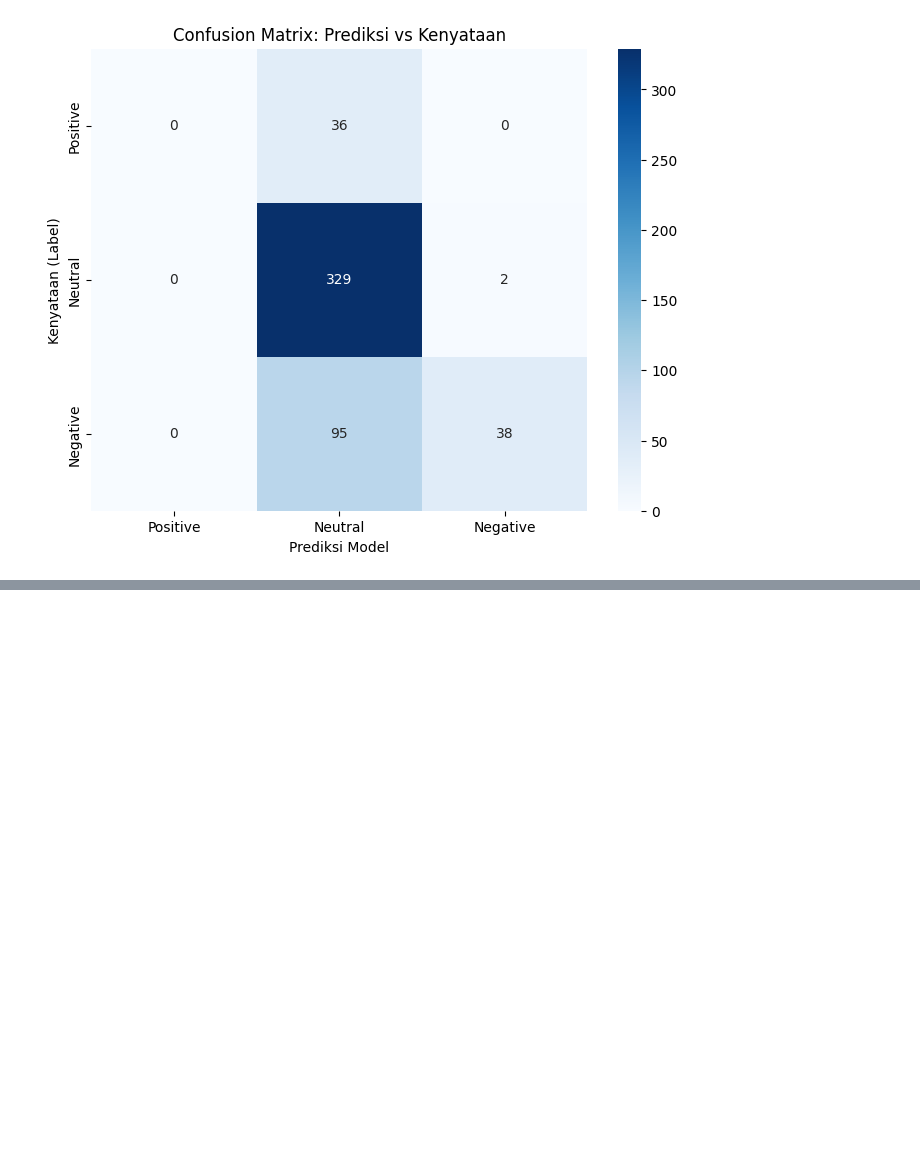
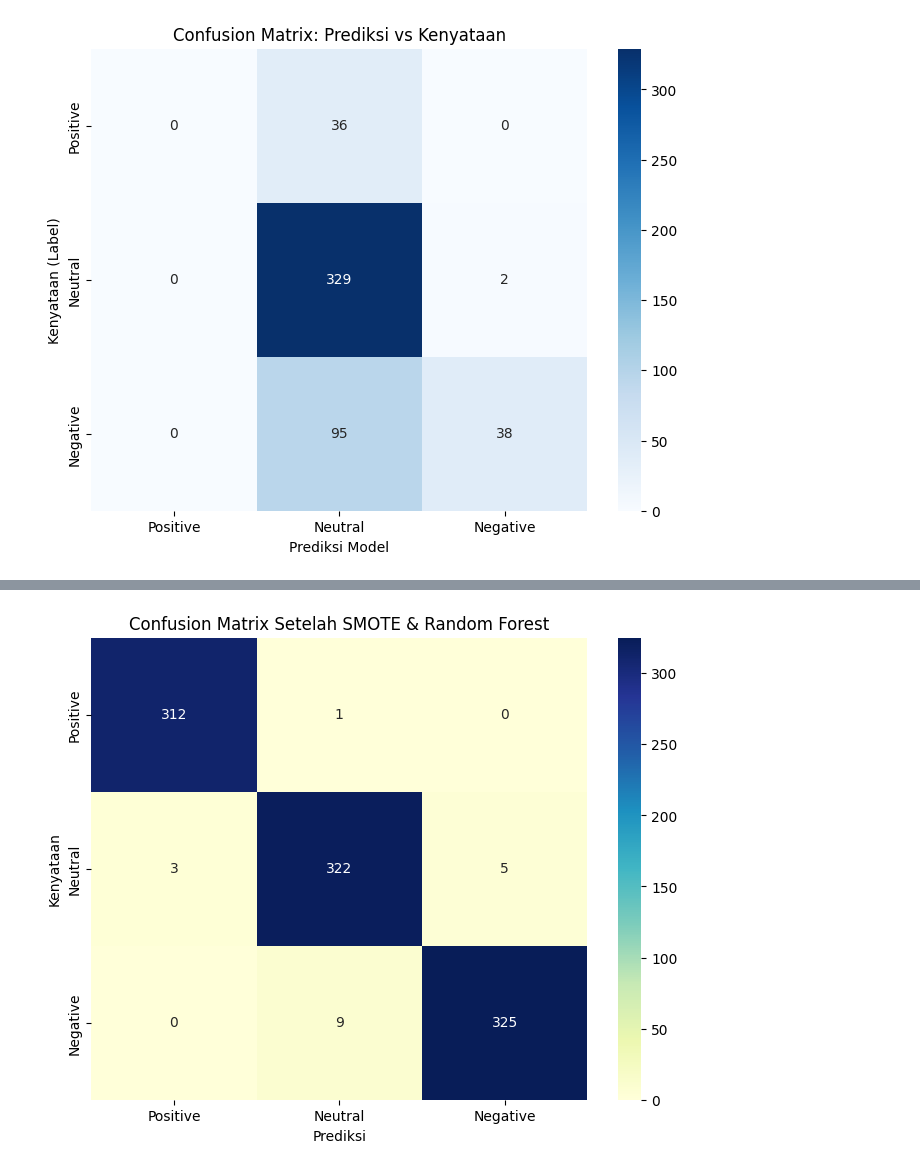
Before and after one commit to FailFudhayl/Analisis_Sentimen_BencanaSumatera_Youtube-Verry-Irwandi, a Jupyter notebook: AnalisisSentimen_BencanaSumatera_YTFerryIrwandi.ipynb, the cells around one changed output, grey strips where cells are left out. Cells and saved outputs as stored; diff of their text form; code cells hidden in the pictures; blank space fills up the shorter version.

```diff
--- a/AnalisisSentimen_BencanaSumatera_YTFerryIrwandi.ipynb
+++ b/AnalisisSentimen_BencanaSumatera_YTFerryIrwandi.ipynb
@@ -245,0 +294,4 @@ plt.show()
+# %%
+# Menciptakan data sintetis agar jumlah tiap label seimbang
+smote = SMOTE(random_state=42)
+X_resampled, y_resampled = smote.fit_resample(X_tfidf, y)
@@ -245,0 +309,2 @@ plt.show()
+# %%
+X_train, X_test, y_train, y_test = train_test_split(X_resampled, y_resampled, test_size=0.2, random_state=42)
@@ -245,0 +313,3 @@ plt.show()
+# %%
+rf_model = RandomForestClassifier(n_estimators=100, random_state=42)
+rf_model.fit(X_train, y_train)
@@ -245,0 +320,5 @@ plt.show()
+# %%
+y_pred = rf_model.predict(X_test)
+
+print(f"Akurasi Model Random Forest: {accuracy_score(y_test, y_pred) * 100:.2f}%")
+print(classification_report(y_test, y_pred))
@@ -245,0 +336,12 @@ plt.show()
+# %%
+cm = confusion_matrix(y_test, y_pred, labels=['Positive', 'Neutral', 'Negative'])
+plt.figure(figsize=(8, 6))
+sns.heatmap(cm, annot=True, fmt='d', cmap='YlGnBu',
+            xticklabels=['Positive', 'Neutral', 'Negative'],
+            yticklabels=['Positive', 'Neutral', 'Negative'])
+plt.title('Confusion Matrix Setelah SMOTE & Random Forest')
+plt.xlabel('Prediksi')
+plt.ylabel('Kenyataan')
+plt.show()
+# %% [output]
+[figure, added]
```
Also changed, not shown: parts of 22 cells of this notebook.
